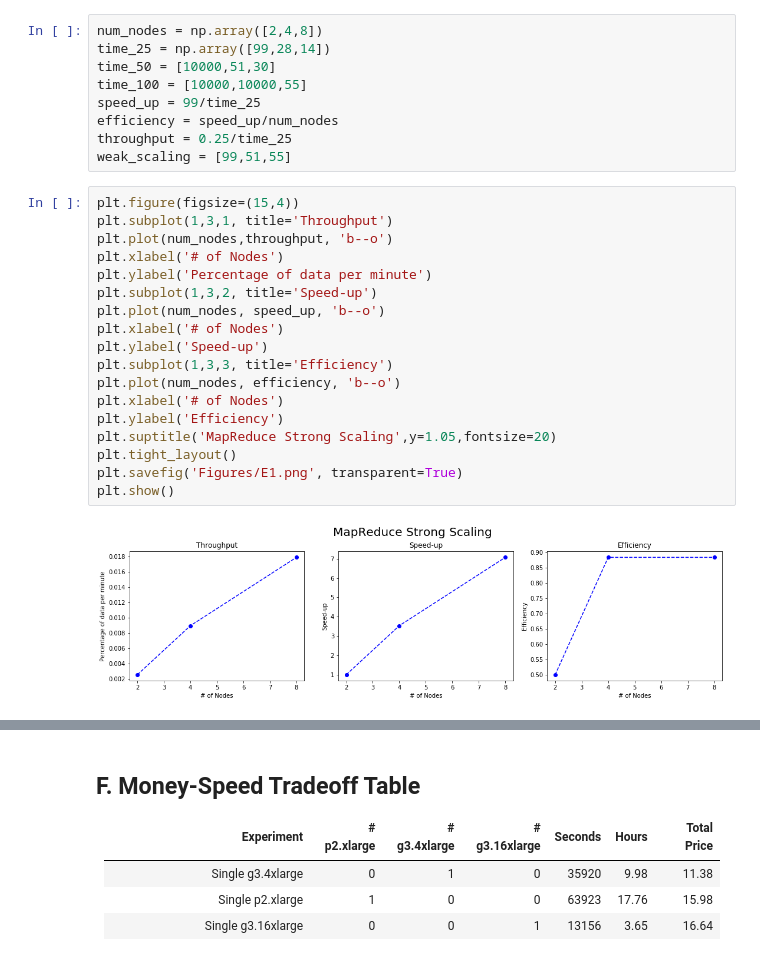
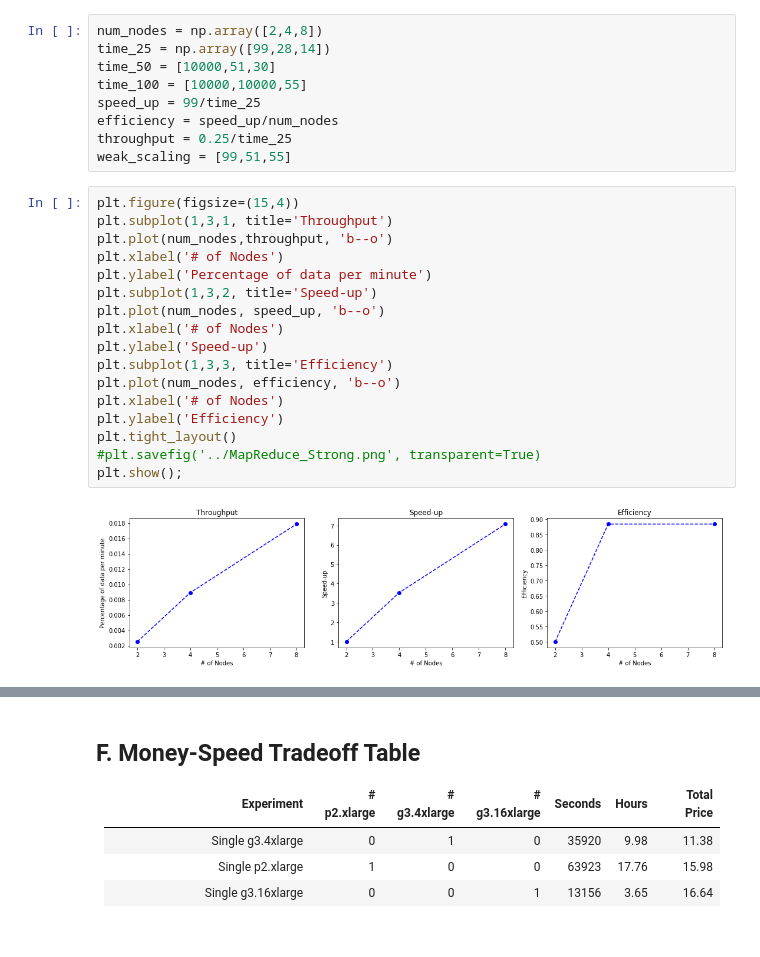
Before and after one commit to zzaym/Large-Scale-Distributed-Sentiment-Analysis-with-RNNs, a Jupyter notebook: visualization.ipynb, the cells around one changed output, grey strips where cells are left out. Drawn from its saved outputs; the diff is of its cells as text.

Commit message:
updated visualization

```diff
--- a/visualization.ipynb
+++ b/visualization.ipynb
@@ -297,20 +303,19 @@ weak_scaling = [99,51,55]
 # %%
 plt.figure(figsize=(15,4))
 plt.subplot(1,3,1, title='Throughput')
 plt.plot(num_nodes,throughput, 'b--o')
 plt.xlabel('# of Nodes')
 plt.ylabel('Percentage of data per minute')
 plt.subplot(1,3,2, title='Speed-up')
 plt.plot(num_nodes, speed_up, 'b--o')
 plt.xlabel('# of Nodes')
 plt.ylabel('Speed-up')
 plt.subplot(1,3,3, title='Efficiency')
 plt.plot(num_nodes, efficiency, 'b--o')
 plt.xlabel('# of Nodes')
 plt.ylabel('Efficiency')
-plt.suptitle('MapReduce Strong Scaling',y=1.05,fontsize=20)
 plt.tight_layout()
-plt.savefig('Figures/E1.png', transparent=True)
-plt.show()
+#plt.savefig('../MapReduce_Strong.png', transparent=True)
+plt.show();
 # %% [output]
-[figure, old version]
+[figure, new version]
```
Also changed, not shown: parts of 2 cells of this notebook.
